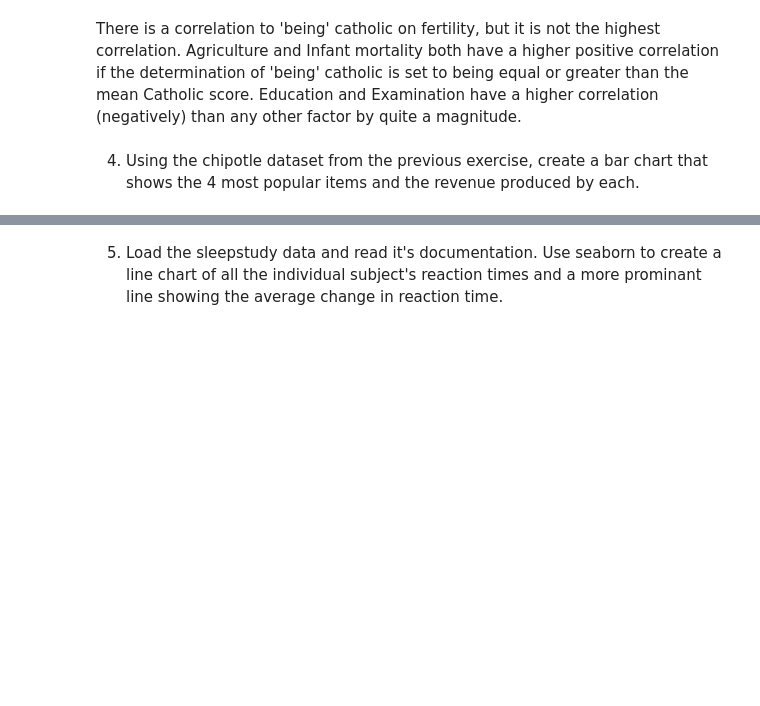
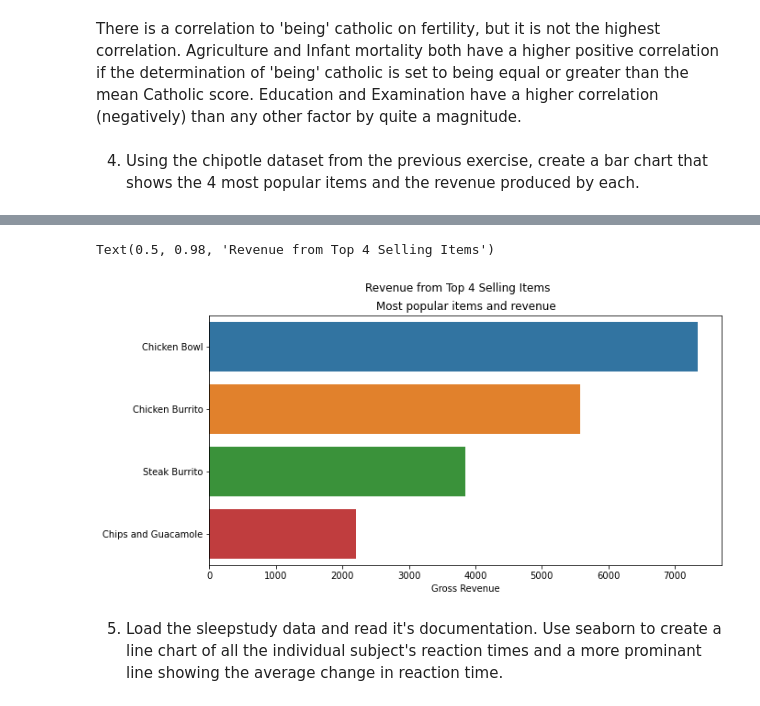
Before and after one commit to watermanbrandyn/numpy-pandas-visualization-exercises, a Jupyter notebook: seaborn_exercises.ipynb, the cells around one changed output, grey strips where cells are left out. Cells and saved outputs as stored; diff of their text form; code cells hidden in the pictures; blank space fills up the shorter version.

```diff
--- a/seaborn_exercises.ipynb
+++ b/seaborn_exercises.ipynb
@@ -239,0 +269,2 @@ There is a correlation to 'being' catholic on fertility, but it is not the highe
+# %%
+orders['item_price'] = orders.item_price.str.replace('$', '').astype('float')
@@ -239,0 +280,4 @@ There is a correlation to 'being' catholic on fertility, but it is not the highe
+# %%
+highest_sell = orders.groupby('item_name').quantity.sum().nlargest(4)
+highest_sell
+highest_sell.index
@@ -239,0 +288,3 @@ There is a correlation to 'being' catholic on fertility, but it is not the highe
+# %%
+revenue = orders[orders.item_name.isin(highest_sell.index)].groupby('item_name').item_price.sum()
+revenue
@@ -239,0 +298,2 @@ There is a correlation to 'being' catholic on fertility, but it is not the highe
+# %%
+revenue = revenue.sort_values(ascending=False).reset_index()
@@ -240,2 +308,12 @@ There is a correlation to 'being' catholic on fertility, but it is not the highe
+# %%
+plt.figure(figsize = (10,5))
+sns.barplot(y='item_name', x='item_price', data= revenue)
+plt.title('Most popular items and revenue')
+plt.ylabel('')
+plt.xlabel('Gross Revenue')
+plt.suptitle('Revenue from Top 4 Selling Items')
+# %% [output]
+Text(0.5, 0.98, 'Revenue from Top 4 Selling Items')
+[figure, added]
 # %% [markdown]
 5. Load the sleepstudy data and read it's documentation. Use seaborn to create a line chart of all the individual subject's reaction times and a more prominant line showing the average change in reaction time.
```
Also changed, not shown: parts of 9 cells of this notebook.
